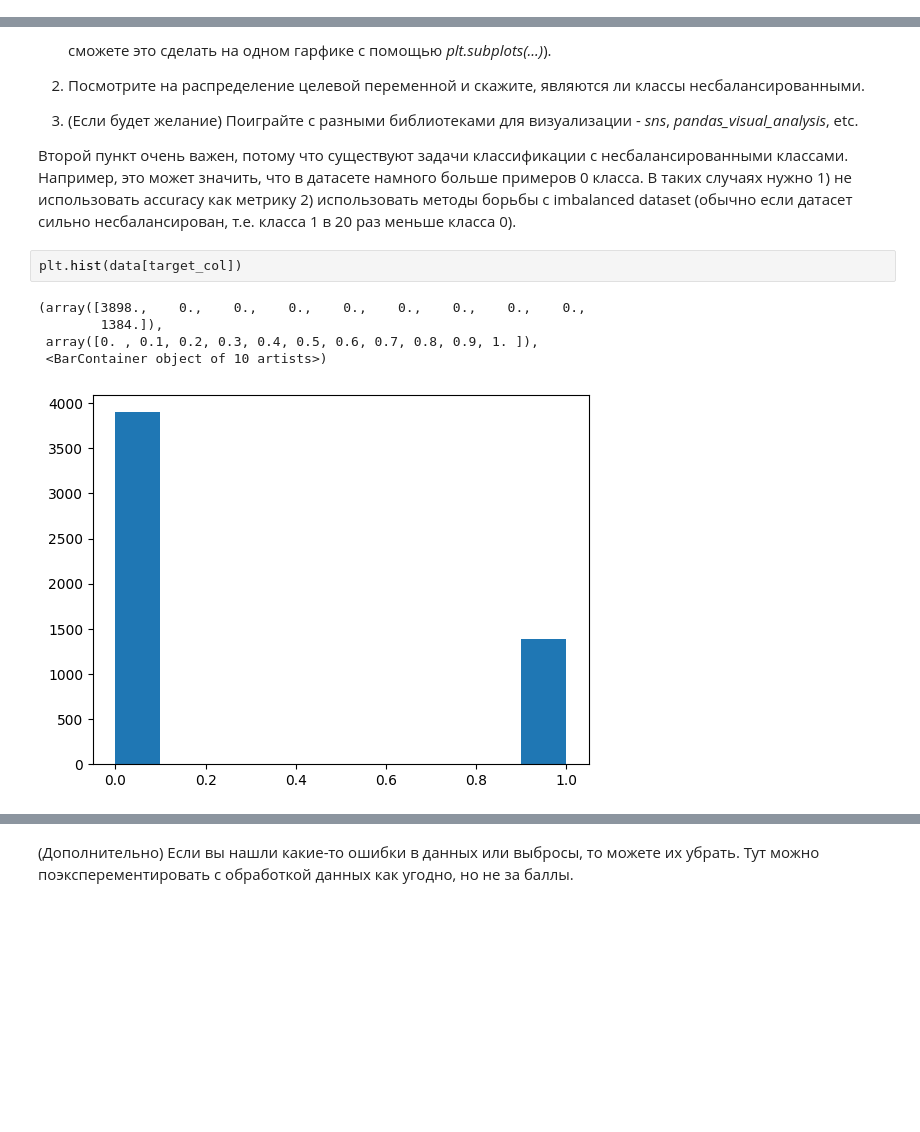
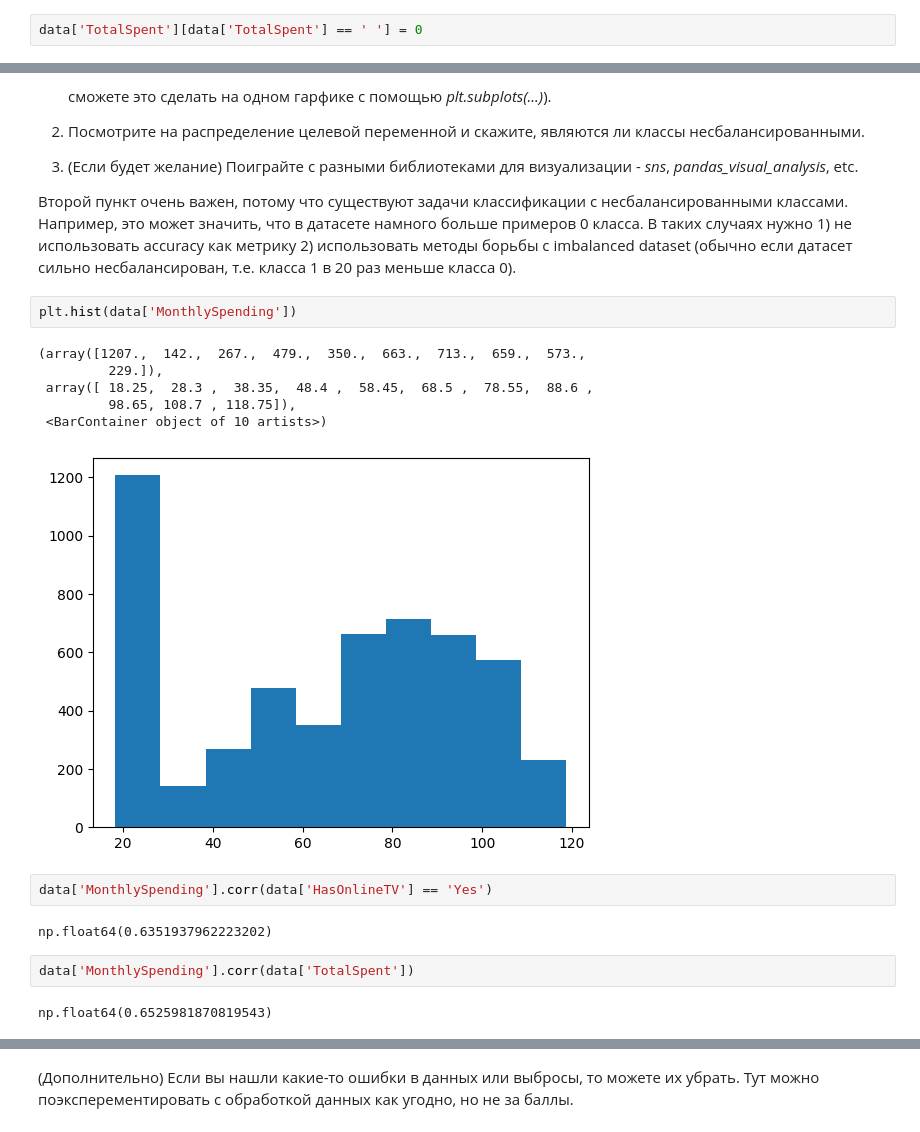
Before and after one commit to tmo3zy/colab_notebooks, a Jupyter notebook: week_03_composition_model_selection/Homework/hw_3_kaggle.ipynb, the cells around one changed output, grey strips where cells are left out. Cells and saved outputs as stored; diff of their text form; blank space fills up the shorter version.

```diff
--- a/week_03_composition_model_selection/Homework/hw_3_kaggle.ipynb
+++ b/week_03_composition_model_selection/Homework/hw_3_kaggle.ipynb
@@ -172,3 +197,5 @@ data.isna().sum()
 | PaymentMethod | 0 |
 | Churn | 0 |
 dtype: int64
+# %%
+data['TotalSpent'][data['TotalSpent'] == ' '] = 0
@@ -199,10 +241,19 @@ data
 
 Второй пункт очень важен, потому что существуют задачи классификации с несбалансированными классами. Например, это может значить, что в датасете намного больше примеров 0 класса. В таких случаях нужно 1) не использовать accuracy как метрику 2) использовать методы борьбы с imbalanced dataset (обычно если датасет сильно несбалансирован, т.е. класса 1 в 20 раз меньше класса 0).
 # %%
-plt.hist(data[target_col])
+plt.hist(data['MonthlySpending'])
 # %% [output]
-(array([3898.,    0.,    0.,    0.,    0.,    0.,    0.,    0.,    0.,
-        1384.]),
- array([0. , 0.1, 0.2, 0.3, 0.4, 0.5, 0.6, 0.7, 0.8, 0.9, 1. ]),
+(array([1207.,  142.,  267.,  479.,  350.,  663.,  713.,  659.,  573.,
+         229.]),
+ array([ 18.25,  28.3 ,  38.35,  48.4 ,  58.45,  68.5 ,  78.55,  88.6 ,
+         98.65, 108.7 , 118.75]),
  <BarContainer object of 10 artists>)
-[figure, old version]
+[figure, new version]
+# %%
+data['MonthlySpending'].corr(data['HasOnlineTV'] == 'Yes')
+# %% [output]
+np.float64(0.6351937962223202)
+# %%
+data['MonthlySpending'].corr(data['TotalSpent'])
+# %% [output]
+np.float64(0.6525981870819543)
```
Also changed, not shown: parts of 9 cells of this notebook.
